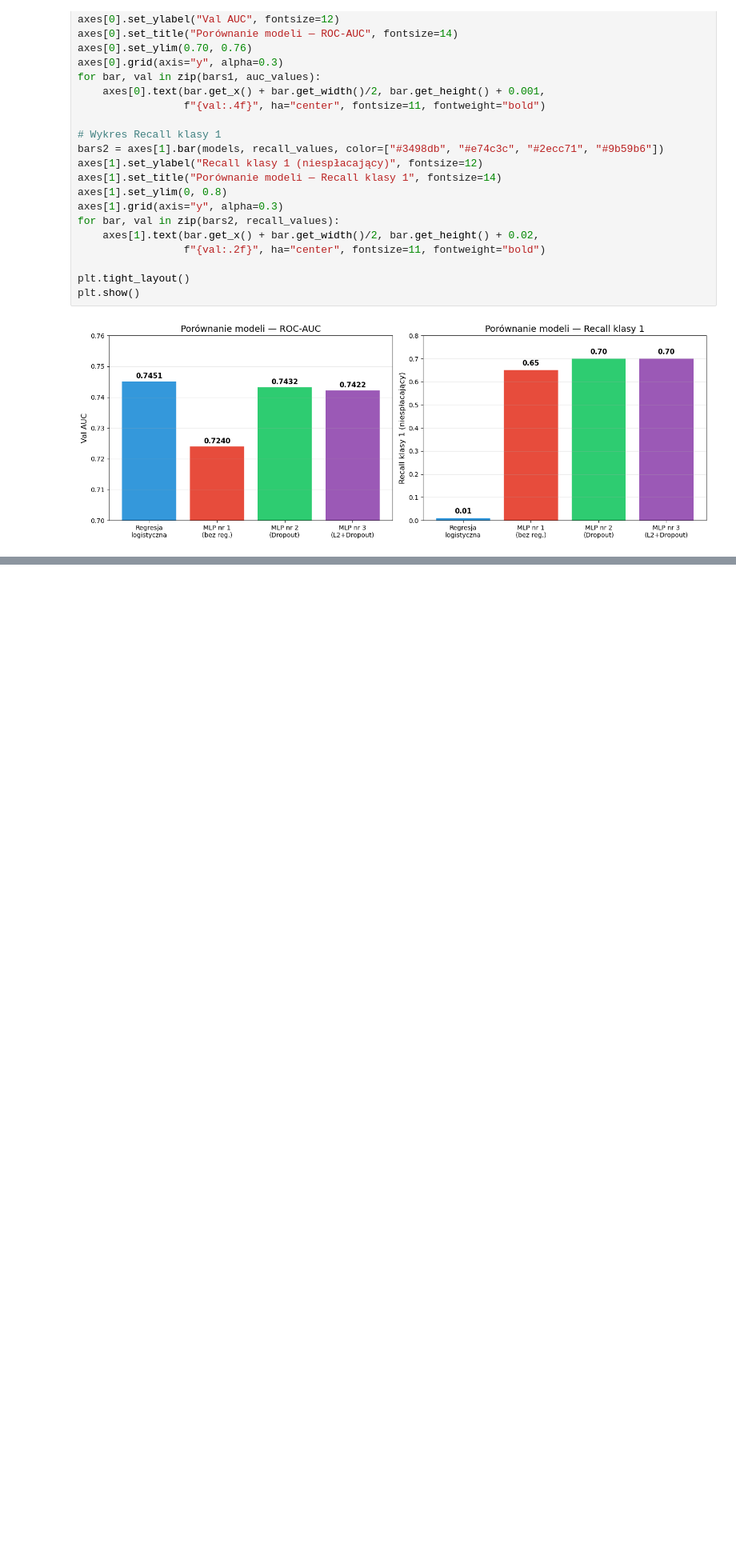
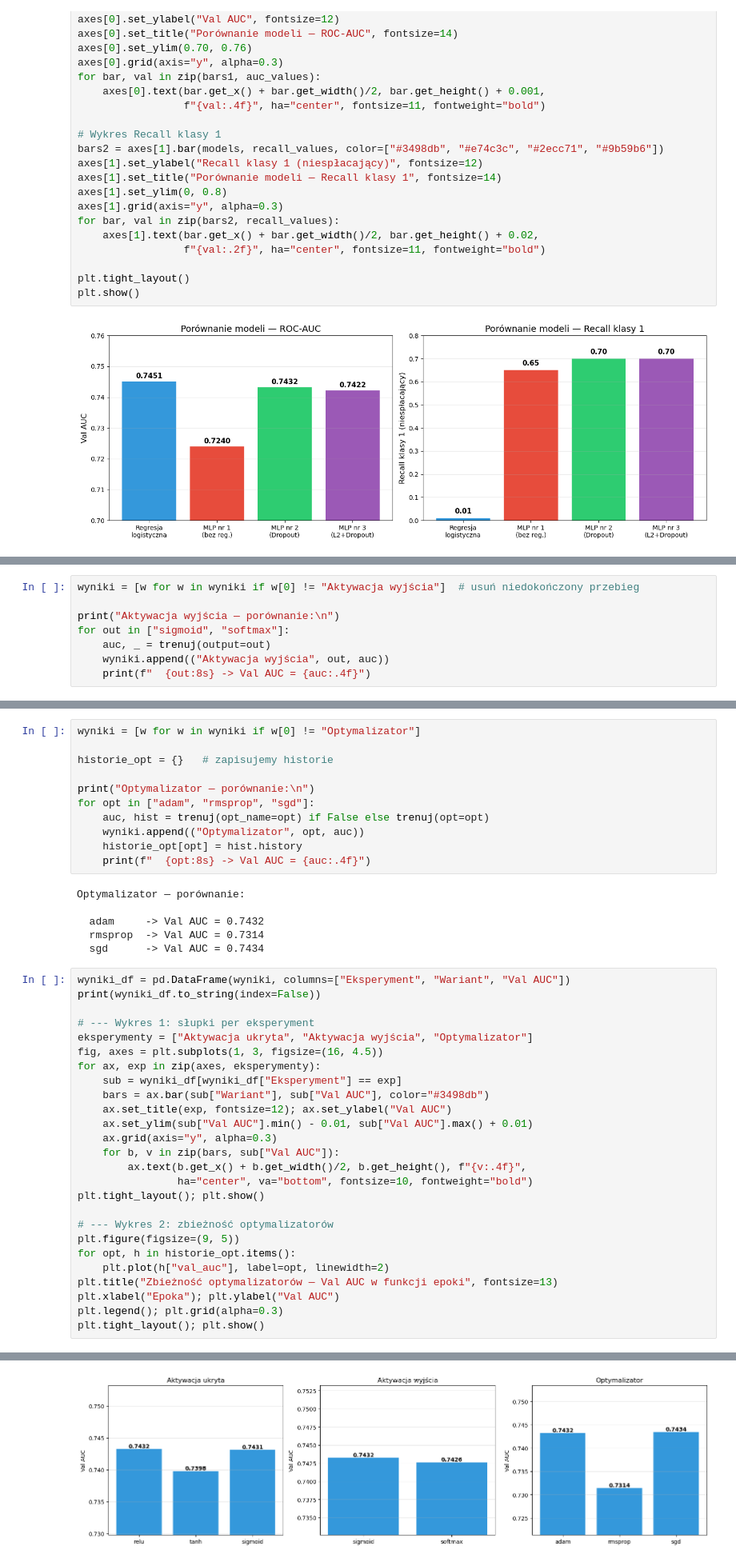
Before and after one commit to adamchorzelski/biai-credit-risk, a Jupyter notebook: notebooks/01_eksploracja.ipynb, the cells around one changed output, grey strips where cells are left out. Shown at 80% size. Cells and saved outputs as stored; diff of their text form; blank space fills up the shorter version.

Commit message:
Eksperymenty Barona (aktywacje, wyjscie, optymalizator) + wykresy

```diff
--- a/notebooks/01_eksploracja.ipynb
+++ b/notebooks/01_eksploracja.ipynb
@@ -705,0 +784,8 @@ plt.show()
+# %%
+wyniki = [w for w in wyniki if w[0] != "Aktywacja wyjścia"]  # usuń niedokończony przebieg
+
+print("Aktywacja wyjścia — porównanie:\n")
+for out in ["sigmoid", "softmax"]:
+    auc, _ = trenuj(output=out)
+    wyniki.append(("Aktywacja wyjścia", out, auc))
+    print(f"  {out:8s} -> Val AUC = {auc:.4f}")
@@ -705,0 +797,44 @@ plt.show()
+# %%
+wyniki = [w for w in wyniki if w[0] != "Optymalizator"]
+
+historie_opt = {}   # zapisujemy historie
+
+print("Optymalizator — porównanie:\n")
+for opt in ["adam", "rmsprop", "sgd"]:
+    auc, hist = trenuj(opt_name=opt) if False else trenuj(opt=opt)
+    wyniki.append(("Optymalizator", opt, auc))
+    historie_opt[opt] = hist.history
+    print(f"  {opt:8s} -> Val AUC = {auc:.4f}")
+# %% [output]
+Optymalizator — porównanie:
+
+  adam     -> Val AUC = 0.7432
+  rmsprop  -> Val AUC = 0.7314
+  sgd      -> Val AUC = 0.7434
+# %%
+wyniki_df = pd.DataFrame(wyniki, columns=["Eksperyment", "Wariant", "Val AUC"])
+print(wyniki_df.to_string(index=False))
+
+# --- Wykres 1: słupki per eksperyment
+eksperymenty = ["Aktywacja ukryta", "Aktywacja wyjścia", "Optymalizator"]
+fig, axes = plt.subplots(1, 3, figsize=(16, 4.5))
+for ax, exp in zip(axes, eksperymenty):
+    sub = wyniki_df[wyniki_df["Eksperyment"] == exp]
+    bars = ax.bar(sub["Wariant"], sub["Val AUC"], color="#3498db")
+    ax.set_title(exp, fontsize=12); ax.set_ylabel("Val AUC")
+    ax.set_ylim(sub["Val AUC"].min() - 0.01, sub["Val AUC"].max() + 0.01)
+    ax.grid(axis="y", alpha=0.3)
+    for b, v in zip(bars, sub["Val AUC"]):
+        ax.text(b.get_x() + b.get_width()/2, b.get_height(), f"{v:.4f}",
+                ha="center", va="bottom", fontsize=10, fontweight="bold")
+plt.tight_layout(); plt.show()
+
+# --- Wykres 2: zbieżność optymalizatorów
+plt.figure(figsize=(9, 5))
+for opt, h in historie_opt.items():
+    plt.plot(h["val_auc"], label=opt, linewidth=2)
+plt.title("Zbieżność optymalizatorów — Val AUC w funkcji epoki", fontsize=13)
+plt.xlabel("Epoka"); plt.ylabel("Val AUC")
+plt.legend(); plt.grid(alpha=0.3)
+plt.tight_layout(); plt.show()
+# %% [output]
@@ -705,0 +850 @@ plt.show()
+[figure, added]
```
Also changed, not shown: parts of 17 cells of this notebook.
